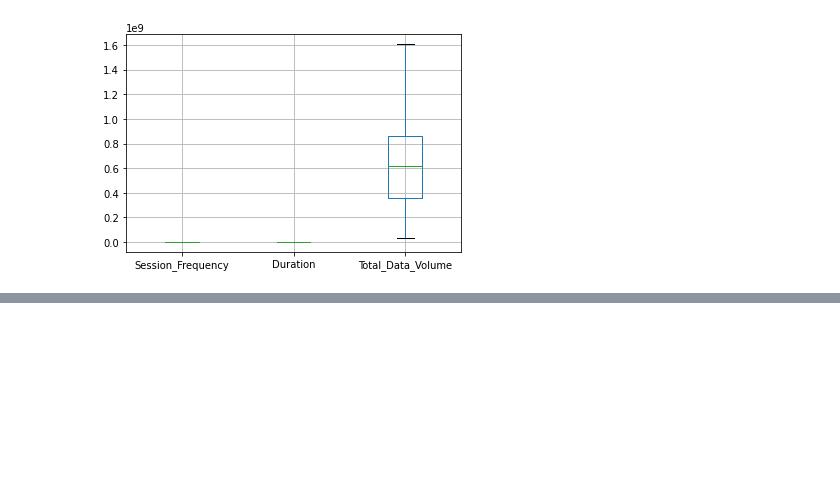
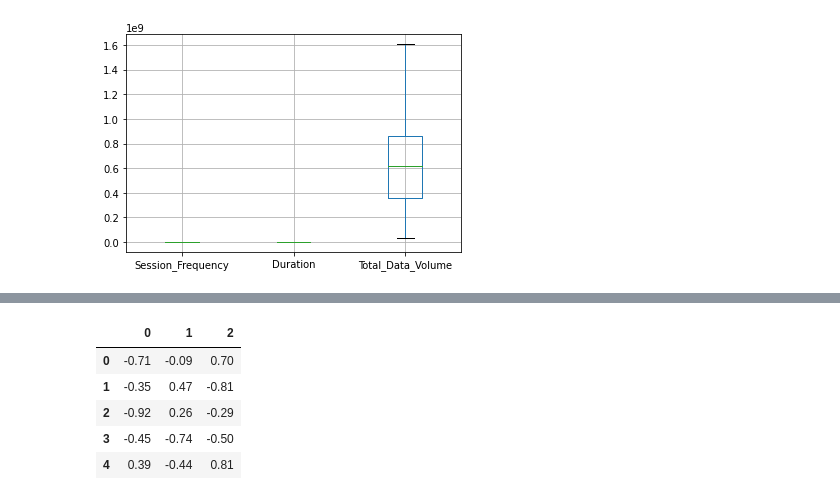
Before and after one commit to bkget/Telecom-Data-Analysis, a Jupyter notebook: notebooks/3.user_engagement_analysis.ipynb, the cells around one changed output, grey strips where cells are left out. Saved outputs shown, nothing was run; the diff lists cells and outputs as text; code cells hidden in the pictures; blank space fills up the shorter version.

```diff
--- a/notebooks/3.user_engagement_analysis.ipynb
+++ b/notebooks/3.user_engagement_analysis.ipynb
@@ -103,0 +117,10 @@ user_engagement.boxplot()
+# %%
+data_normalized = normalize(scaled_array)
+pd.DataFrame(data_normalized).head(5)
+# %% [output]
+|  | 0 | 1 | 2 |
+| 0 | -0.71 | -0.09 | 0.70 |
+| 1 | -0.35 | 0.47 | -0.81 |
+| 2 | -0.92 | 0.26 | -0.29 |
+| 3 | -0.45 | -0.74 | -0.50 |
+| 4 | 0.39 | -0.44 | 0.81 |
```
Also changed, not shown: parts of 2 cells of this notebook.
